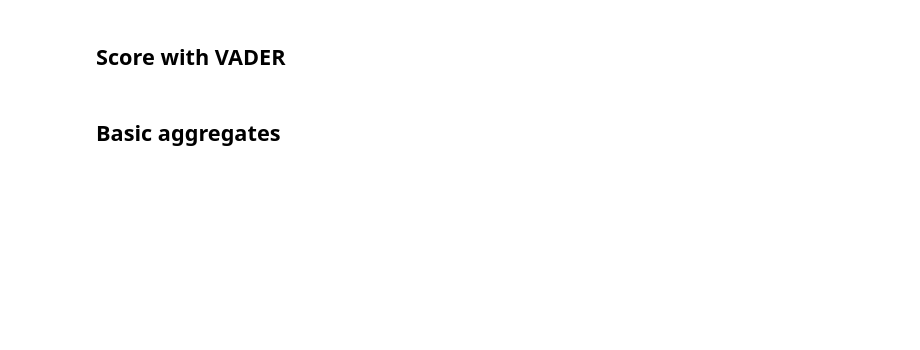
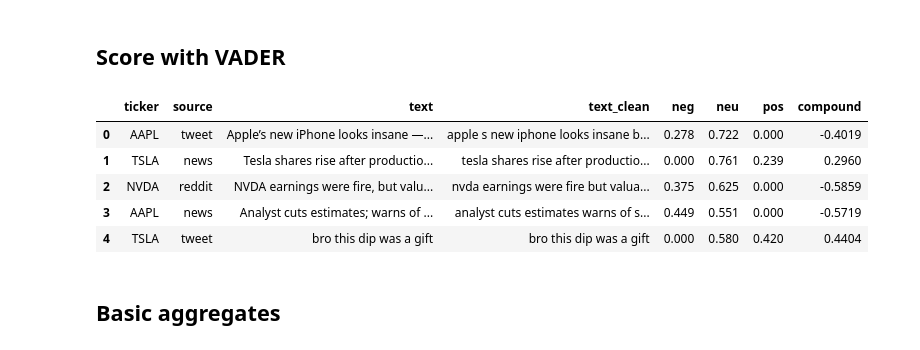
Before and after one commit to iluvcoding123/stock-sentiment-analyzer, a Jupyter notebook: notebooks/eda_sentiment.ipynb, the cells around one changed output. Cells and saved outputs as stored; diff of their text form; code cells hidden in the pictures; blank space fills up the shorter version.

Commit message:
Add Stage 1A EDA notebook with VADER sentiment analysis on sample data

```diff
--- a/notebooks/eda_sentiment.ipynb
+++ b/notebooks/eda_sentiment.ipynb
@@ -6,13 +6,13 @@
 import pandas as pd
 import numpy as np
 import matplotlib.pyplot as plt
+from pathlib import Path
 
-from pathlib import Path
 from src.preprocess.text_cleaner import clean_text
 from src.models.sentiment import score_vader
 
-RAW = Path("data/raw/sample_texts.csv")
-OUT = Path("data/processed/sample_texts_scored.csv")
+RAW = Path("../data/raw/sample_texts.csv")
+OUT = Path("../data/processed/sample_texts_scored.csv")
 # %% [markdown]
 ## Load & Clean
 # %%
@@ -22,8 +29,20 @@ df.head()
 # %% [markdown]
 ## Score with VADER
 # %%
-scored = score_vader(df.rename(columns={"text_clean":"text"}), text_col="text")
-scored.head()
+# keep both columns with distinct names
+df = pd.read_csv(RAW, parse_dates=["timestamp"])
+df["text_clean"] = df["text"].map(clean_text)
+
+# score on the cleaned text
+scored = score_vader(df, text_col="text_clean")
+scored[["ticker","source","text","text_clean","neg","neu","pos","compound"]].head()
+# %% [output]
+|  | ticker | source | text | text_clean | neg | neu | pos | compound |
+| 0 | AAPL | tweet | Apple’s new iPhone looks insane —... | apple s new iphone looks insane b... | 0.278 | 0.722 | 0.000 | -0.4019 |
+| 1 | TSLA | news | Tesla shares rise after productio... | tesla shares rise after productio... | 0.000 | 0.761 | 0.239 | 0.2960 |
+| 2 | NVDA | reddit | NVDA earnings were fire, but valu... | nvda earnings were fire but valua... | 0.375 | 0.625 | 0.000 | -0.5859 |
+| 3 | AAPL | news | Analyst cuts estimates; warns of ... | analyst cuts estimates warns of s... | 0.449 | 0.551 | 0.000 | -0.5719 |
+| 4 | TSLA | tweet | bro this dip was a gift | bro this dip was a gift | 0.000 | 0.580 | 0.420 | 0.4404 |
 # %% [markdown]
 ## Basic aggregates
 # %%
```
Also changed, not shown: parts of 4 cells of this notebook, 5 other files.
